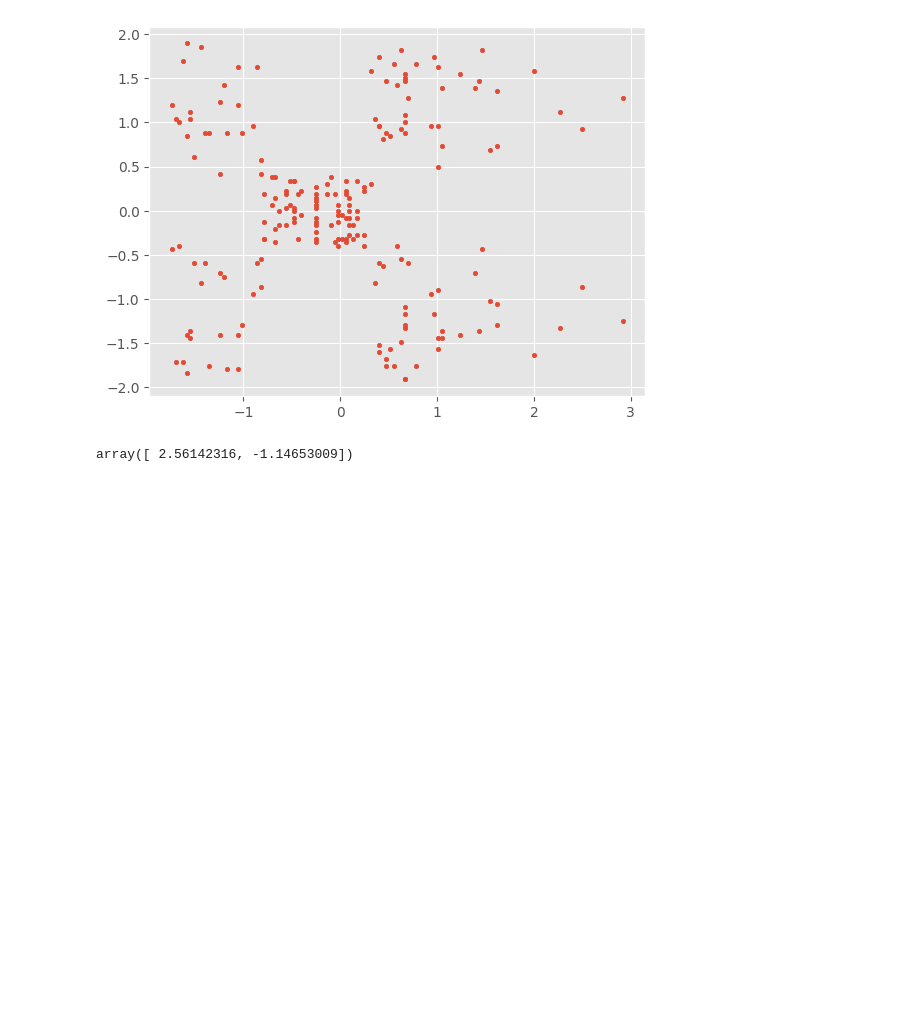
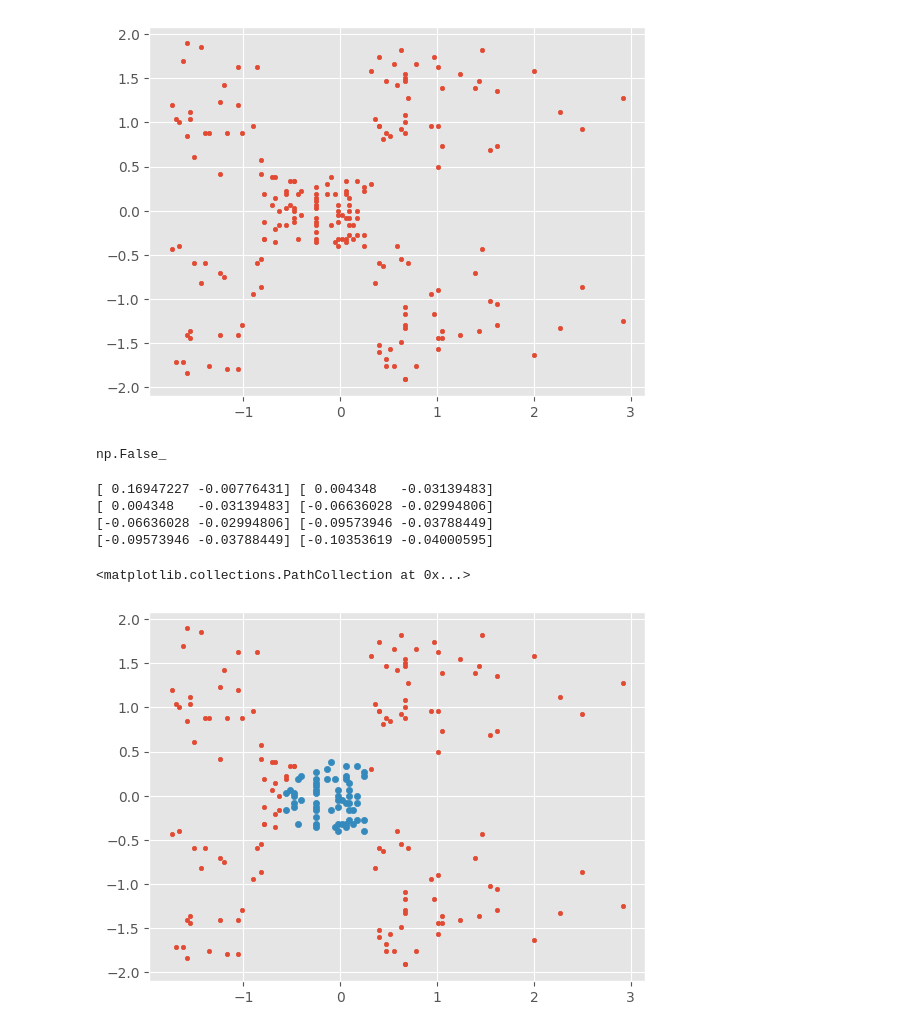
Before and after one commit to fadeeva/nakedML, a Jupyter notebook: MLnotes/004_Clustering.ipynb, the cells around one changed output. Cells and saved outputs as stored; diff of their text form; code cells hidden in the pictures; blank space fills up the shorter version.

Commit message:
get first cluster using forel

```diff
--- a/MLnotes/004_Clustering.ipynb
+++ b/MLnotes/004_Clustering.ipynb
@@ -645,15 +646,42 @@ plt.scatter(data['income'], data['score'], s=10)
 <matplotlib.collections.PathCollection at 0x...>
 [figure]
 # %%
-get_f = lambda : np.random.randint(data.shape[0])
-get_dist = lambda f : cdist(f.reshape(1, -1), data, metric='euclidean').flatten()
+get_f = lambda : data[['income', 'score']].iloc[np.random.randint(data.shape[0])].to_numpy()
+get_dist = lambda f : cdist(f.reshape(1, -1), data[['income', 'score']], metric='euclidean').flatten()
 center = lambda cluster : (cluster.sum() / cluster.shape[0]).to_numpy()
+is_enough = lambda a, b, error: np.sum(np.abs(a - b) < error) == 2
 # %%
-f = data.iloc[get_f()].to_numpy()
+error = .01
+R = .5
+
+f = get_f()
 data['distances'] = get_dist(f)
 
 cluster = data[data['distances']<R]
-f = center(cluster[['income', 'score']])
-f
+new_f = center(cluster[['income', 'score']])
+
+is_enough(f, new_f, error)
 # %% [output]
-array([ 2.56142316, -1.14653009])
+np.False_
+# %%
+f = get_f()
+
+while True:
+    data['distances'] = get_dist(f)
+    cluster = data[data['distances']<R]
+    new_f = center(cluster[['income', 'score']])
+    print(f, new_f)
+    if not is_enough(f, new_f, error):
+        f = new_f
+    else: break
+# %% [output]
+[ 0.16947227 -0.00776431] [ 0.004348   -0.03139483]
+[ 0.004348   -0.03139483] [-0.06636028 -0.02994806]
+[-0.06636028 -0.02994806] [-0.09573946 -0.03788449]
+[-0.09573946 -0.03788449] [-0.10353619 -0.04000595]
+# %%
+plt.scatter(data['income'], data['score'], s=10)
+plt.scatter(cluster['income'], cluster['score'], s=20)
+# %% [output]
+<matplotlib.collections.PathCollection at 0x...>
+[figure, added]
```
Also changed, not shown: parts of 1 cell of this notebook.
